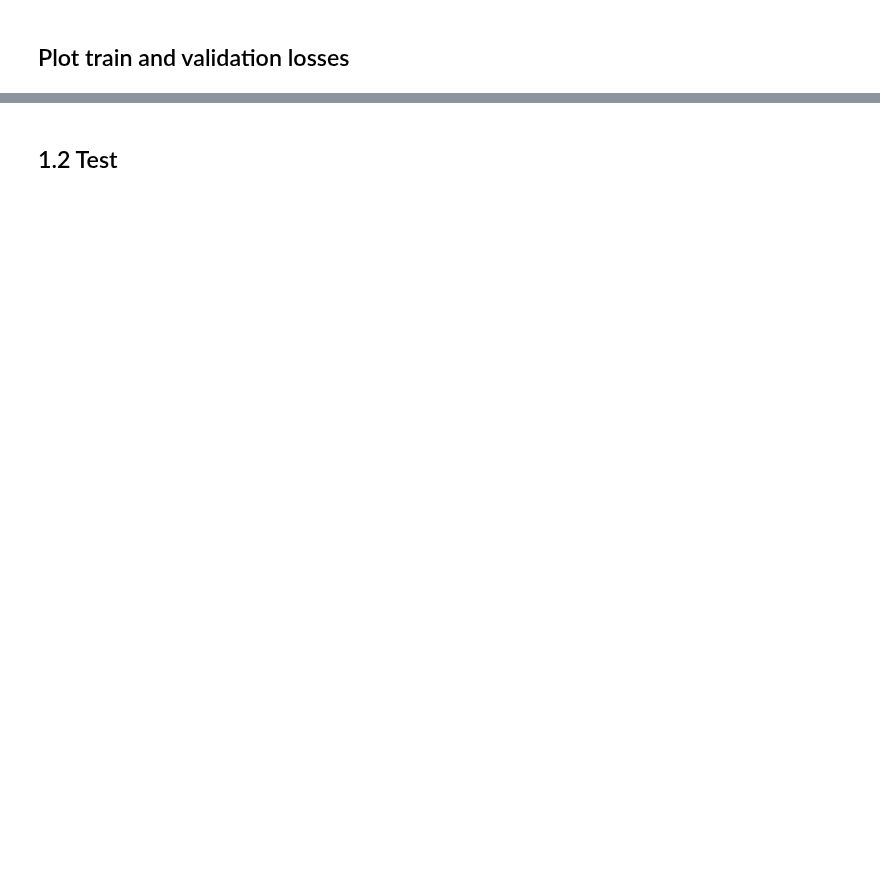
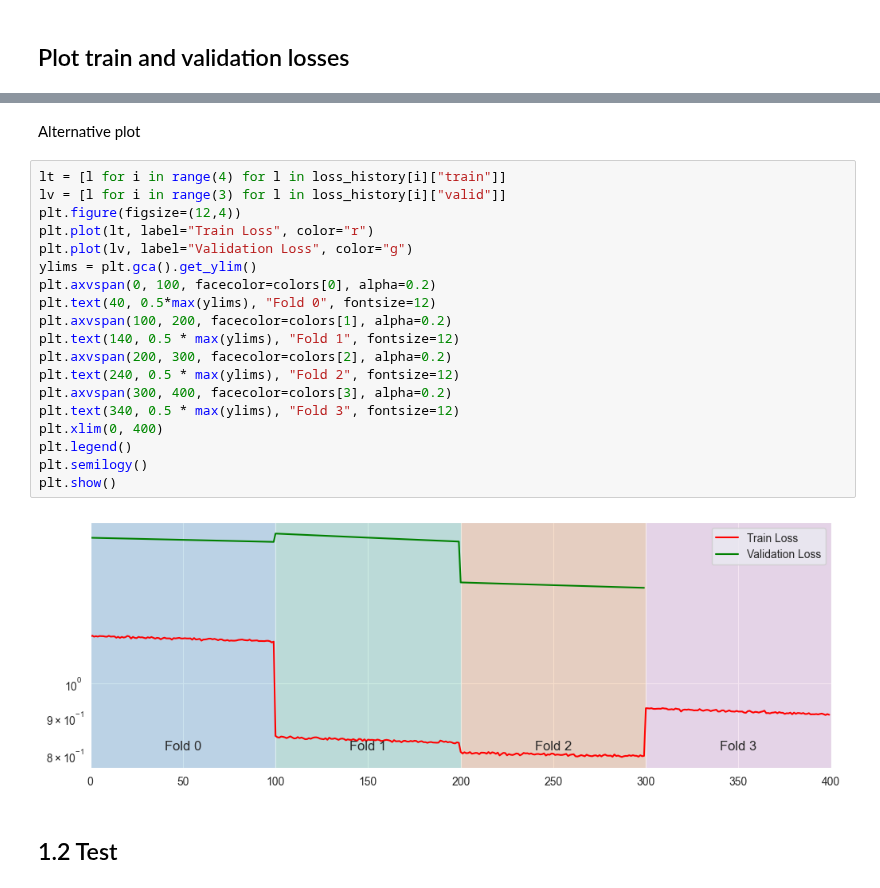
Before and after one commit to Jookare/ADAML-project2, a Jupyter notebook: Train/training.ipynb, the cells around one changed output, grey strips where cells are left out. Cells and saved outputs as stored; diff of their text form; blank space fills up the shorter version.

```diff
--- a/Train/training.ipynb
+++ b/Train/training.ipynb
@@ -237,3 +236,26 @@ for i in range(4):
+# %% [markdown]
+Alternative plot
+# %%
+lt = [l for i in range(4) for l in loss_history[i]["train"]]
+lv = [l for i in range(3) for l in loss_history[i]["valid"]]
+plt.figure(figsize=(12,4))
+plt.plot(lt, label="Train Loss", color="r")
+plt.plot(lv, label="Validation Loss", color="g")
+ylims = plt.gca().get_ylim()
+plt.axvspan(0, 100, facecolor=colors[0], alpha=0.2)
+plt.text(40, 0.5*max(ylims), "Fold 0", fontsize=12)
+plt.axvspan(100, 200, facecolor=colors[1], alpha=0.2)
+plt.text(140, 0.5 * max(ylims), "Fold 1", fontsize=12)
+plt.axvspan(200, 300, facecolor=colors[2], alpha=0.2)
+plt.text(240, 0.5 * max(ylims), "Fold 2", fontsize=12)
+plt.axvspan(300, 400, facecolor=colors[3], alpha=0.2)
+plt.text(340, 0.5 * max(ylims), "Fold 3", fontsize=12)
+plt.xlim(0, 400)
+plt.legend()
+plt.semilogy()
+plt.show()
+# %% [output]
+[figure, added]
 # %% [markdown]
 ## 1.2 Test
 # %%
```
Also changed, not shown: parts of 7 cells of this notebook.
